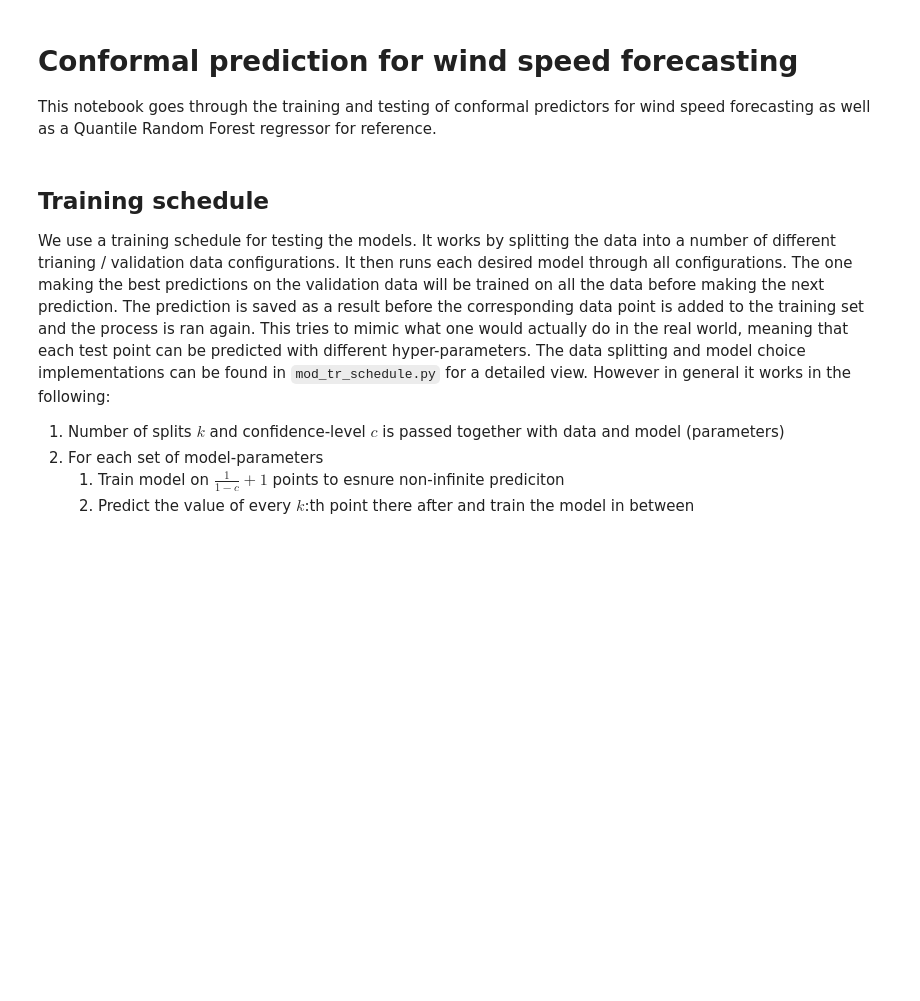
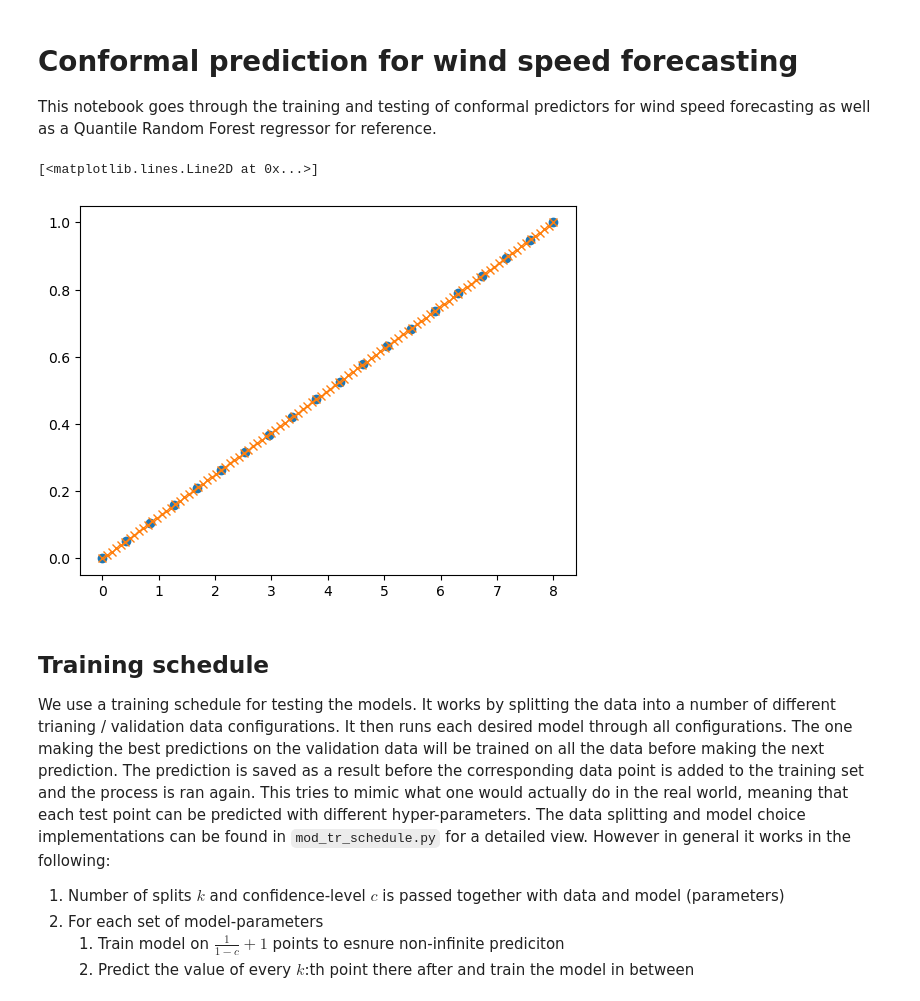
Before and after one commit to salthoff/wind-prediction-conformal, a Jupyter notebook: model_compare.ipynb, the cells around one changed output. Saved outputs shown, nothing was run; the diff lists cells and outputs as text; code cells hidden in the pictures; blank space fills up the shorter version.

```diff
--- a/model_compare.ipynb
+++ b/model_compare.ipynb
@@ -10,6 +10,16 @@ from models.conformal_std import Conformal_std
 from models.forest_qr import RanForestQuantile
 import matplotlib.pyplot as plt
 from mod_tr_schedule import train_schedule
+# %%
+x = np.linspace(0, 8, num=200)
+y = np.linspace(0,1,num=200)
+xv = np.linspace(0,8,num=100)
+yterp = np.interp(xv,x,y)
+plt.plot(x,y,'o')
+plt.plot(xv,yterp,'x')
+# %% [output]
+[<matplotlib.lines.Line2D at 0x...>]
+[figure, added]
 # %% [markdown]
 ## Training schedule
 We use a training schedule for testing the models. It works by splitting the data into a number of different trianing / validation data configurations. It then runs each desired model through all configurations. The one making the best predictions on the validation data will be trained on all the data before making the next prediction. The prediction is saved as a result before the corresponding data point is added to the training set and the process is ran again. This tries to mimic what one would actually do in the real world, meaning that each test point can be predicted with different hyper-parameters. The data splitting and model choice implementations can be found in `mod_tr_schedule.py` for a detailed view. However in general it works in the following:
```
Also changed, not shown: parts of 1 cell of this notebook, 2 other files.
